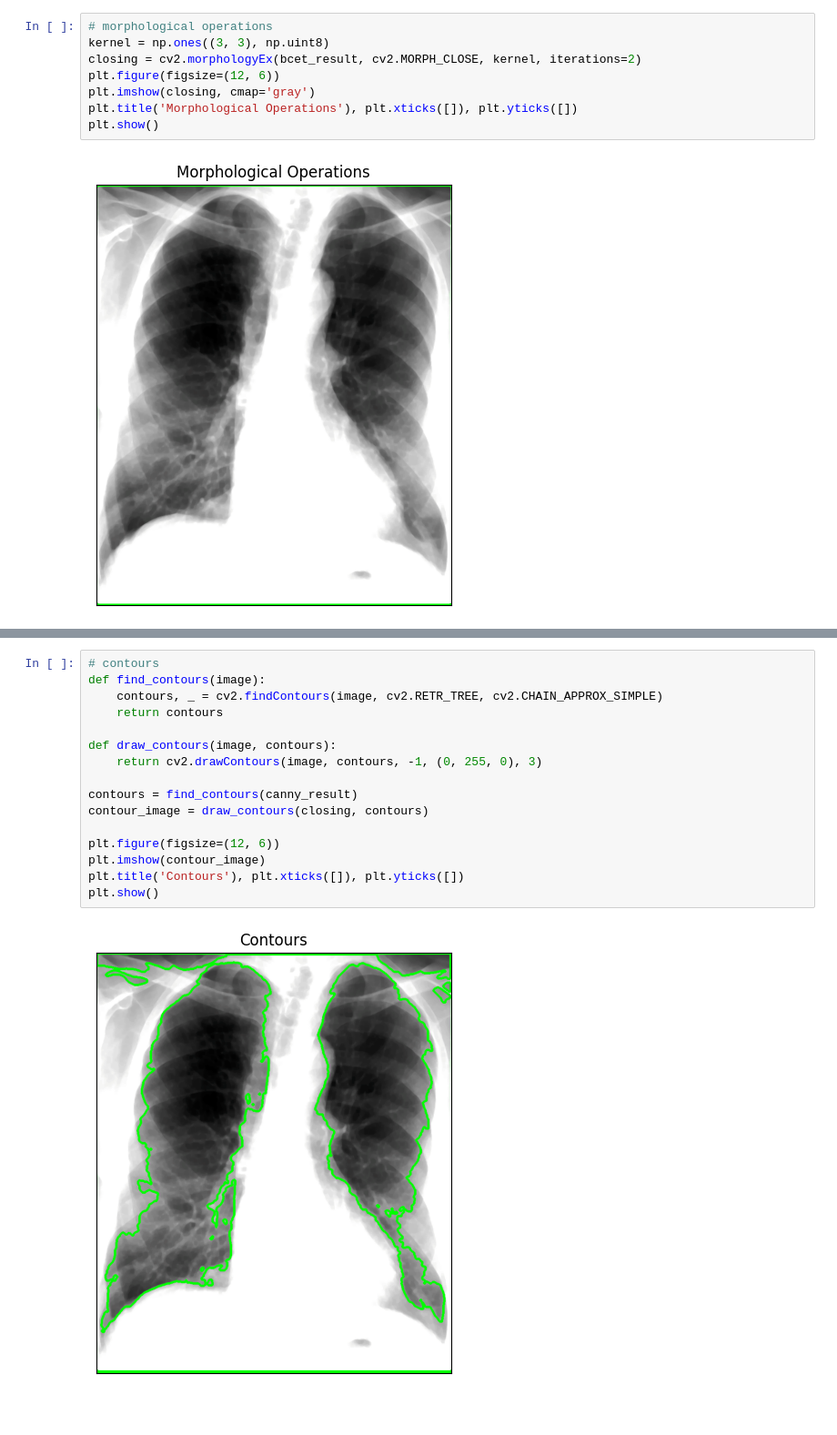
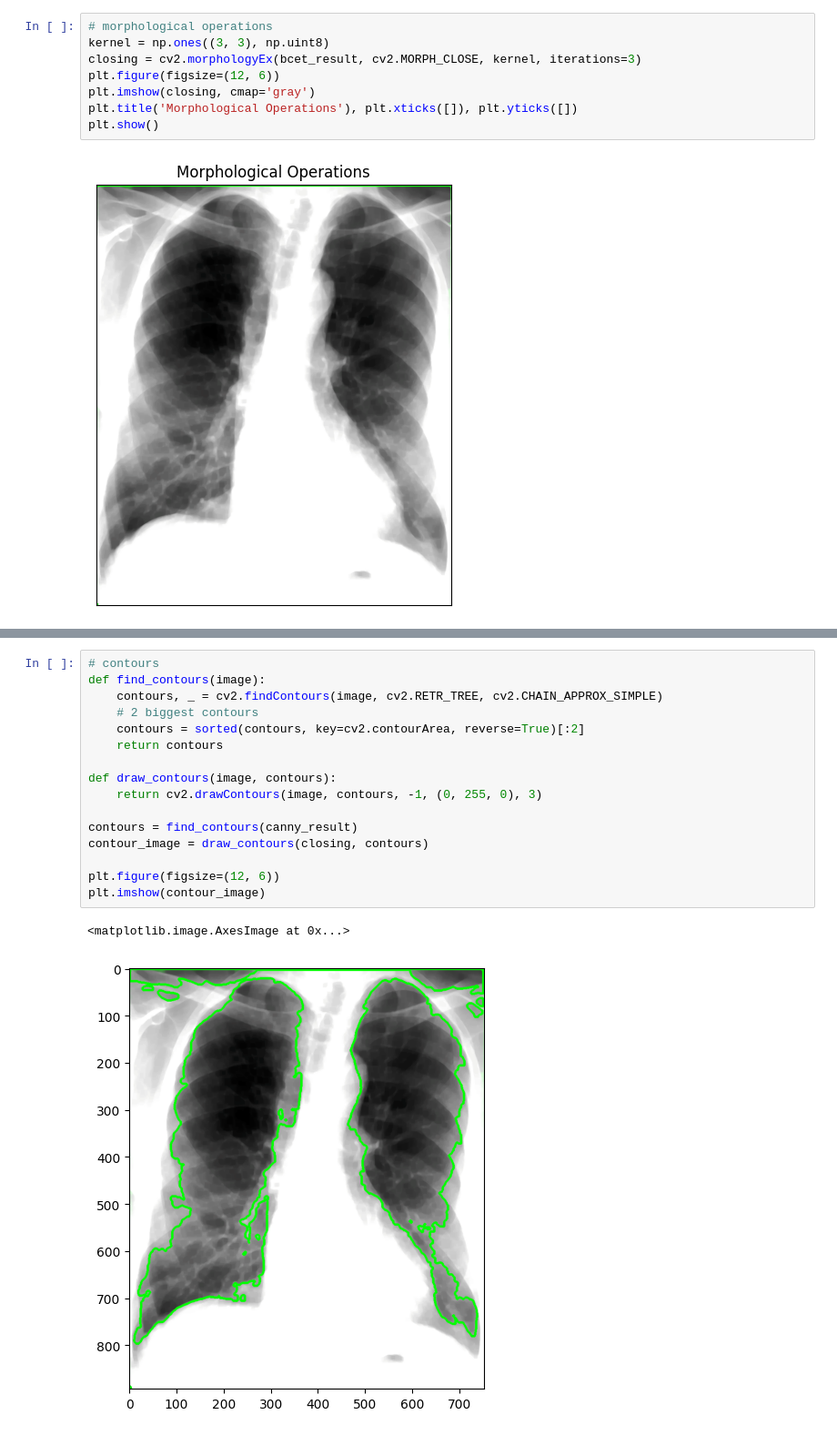
Before and after one commit to ardzz/cxr-boundary-detection, a Jupyter notebook: pre_processing.ipynb, the cells around one changed output, grey strips where cells are left out. Shown at 91% size. Cells and saved outputs as stored; diff of their text form; blank space fills up the shorter version.

```diff
--- a/pre_processing.ipynb
+++ b/pre_processing.ipynb
@@ -184,7 +184,7 @@ plt.show()
 # %%
 # morphological operations
 kernel = np.ones((3, 3), np.uint8)
-closing = cv2.morphologyEx(bcet_result, cv2.MORPH_CLOSE, kernel, iterations=2)
+closing = cv2.morphologyEx(bcet_result, cv2.MORPH_CLOSE, kernel, iterations=3)
 plt.figure(figsize=(12, 6))
 plt.imshow(closing, cmap='gray')
 plt.title('Morphological Operations'), plt.xticks([]), plt.yticks([])
@@ -218,18 +218,19 @@ plt.show()
 # %%
 # contours
 def find_contours(image):
     contours, _ = cv2.findContours(image, cv2.RETR_TREE, cv2.CHAIN_APPROX_SIMPLE)
+    # 2 biggest contours
+    contours = sorted(contours, key=cv2.contourArea, reverse=True)[:2]
     return contours
 
 def draw_contours(image, contours):
     return cv2.drawContours(image, contours, -1, (0, 255, 0), 3)
 
 contours = find_contours(canny_result)
 contour_image = draw_contours(closing, contours)
 
 plt.figure(figsize=(12, 6))
 plt.imshow(contour_image)
-plt.title('Contours'), plt.xticks([]), plt.yticks([])
-plt.show()
 # %% [output]
+<matplotlib.image.AxesImage at 0x...>
-[figure, old version]
+[figure, new version]
```
Also changed, not shown: parts of 2 cells of this notebook.
